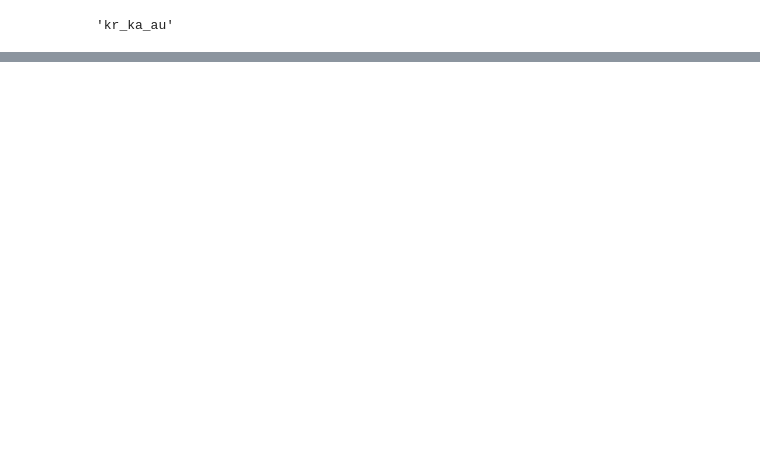
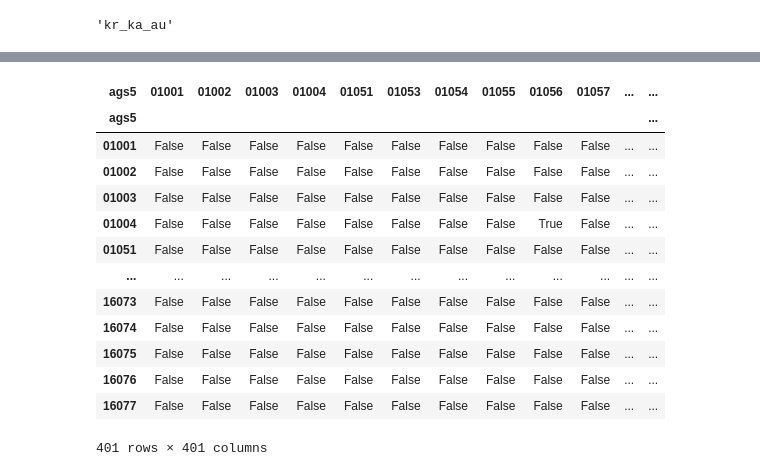
Before and after one commit to DSSGxUK/bmwi, a Jupyter notebook: notebooks/network-alq.ipynb, the cells around one changed output, grey strips where cells are left out. Cells and saved outputs as stored; diff of their text form; code cells hidden in the pictures; blank space fills up the shorter version.

```diff
--- a/notebooks/network-alq.ipynb
+++ b/notebooks/network-alq.ipynb
@@ -258,0 +91,18 @@ cluster1
+# %%
+df_filtered = (df_kr_alq_corr>threshold) & (df_kr_alq_corr!=1)
+df_filtered
+# %% [output]
+| ags5 | 01001 | 01002 | 01003 | 01004 | 01051 | 01053 | 01054 | 01055 | 01056 | 01057 | ... | ... |
+| ags5 |  |  |  |  |  |  |  |  |  |  |  | ... |
+| 01001 | False | False | False | False | False | False | False | False | False | False | ... | ... |
+| 01002 | False | False | False | False | False | False | False | False | False | False | ... | ... |
+| 01003 | False | False | False | False | False | False | False | False | False | False | ... | ... |
+| 01004 | False | False | False | False | False | False | False | False | True | False | ... | ... |
+| 01051 | False | False | False | False | False | False | False | False | False | False | ... | ... |
+| ... | ... | ... | ... | ... | ... | ... | ... | ... | ... | ... | ... | ... |
+| 16073 | False | False | False | False | False | False | False | False | False | False | ... | ... |
+| 16074 | False | False | False | False | False | False | False | False | False | False | ... | ... |
+| 16075 | False | False | False | False | False | False | False | False | False | False | ... | ... |
+| 16076 | False | False | False | False | False | False | False | False | False | False | ... | ... |
+| 16077 | False | False | False | False | False | False | False | False | False | False | ... | ... |
+401 rows × 401 columns
```
Also changed, not shown: parts of 59 cells of this notebook, 6 other files.
